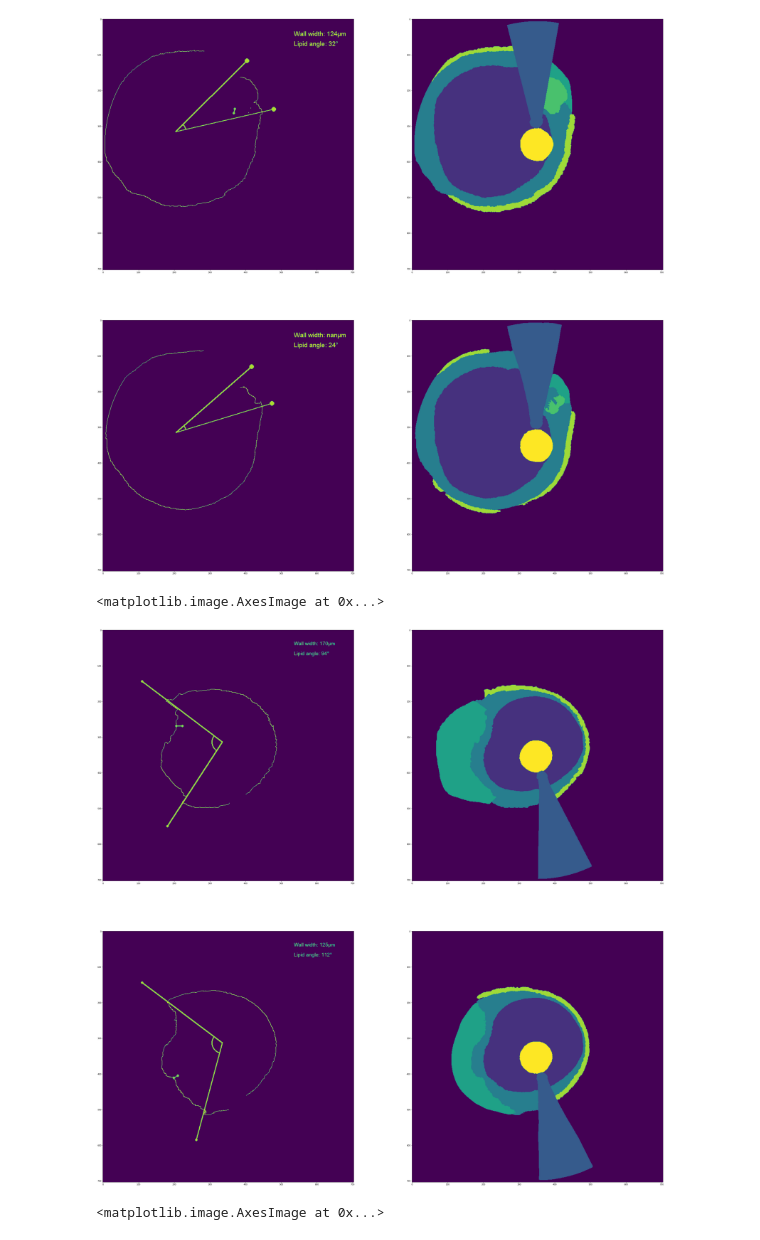
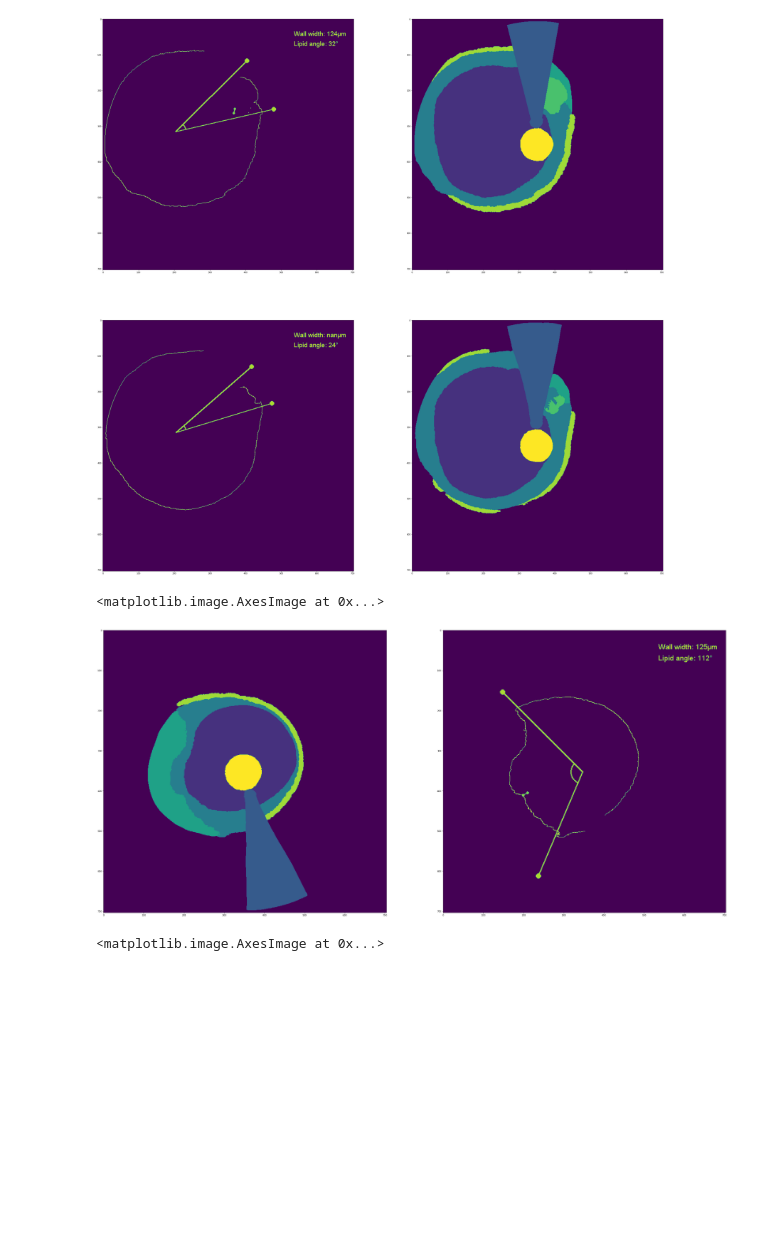
Before and after one commit to Gonzalo2408/CardiacOCT-project, a Jupyter notebook: post-processing/output_handling.ipynb, the cells around one changed output. Cells and saved outputs as stored; diff of their text form; code cells hidden in the pictures; blank space fills up the shorter version.

```diff
--- a/post-processing/output_handling.ipynb
+++ b/post-processing/output_handling.ipynb
@@ -24,7 +59,7 @@ def create_annotations(image_seg, im_insize = 704, bin_size = 2):
     image = sitk.GetArrayFromImage(image_seg)[0]
 
     # Define segmentations
-    vessel_center = image == 1
+    vessel_center = image == 1 | 7
     vessel_guide = image == 2
     vessel_lipid = image == 4
     vessel_wall = image == 3
@@ -55,7 +90,9 @@ def create_annotations(image_seg, im_insize = 704, bin_size = 2):
             if hist_count_tube[n] > 0:
                 thickness_bin[n] = -1
 
-        return np.zeros((im_insize, im_insize), np.uint8), thickness_bin, 0, 0
+        lipid_ids = [0,0]
+
+        return np.zeros((im_insize, im_insize), np.uint8), thickness_bin, 0, 0, lipid_ids
 
     else:
 
@@ -90,7 +127,7 @@ def create_annotations(image_seg, im_insize = 704, bin_size = 2):
                     if hist_count_tube[n] > 0:
                         thickness_bin[n] = -1
 
-            return np.zeros((im_insize, im_insize), np.uint8), thickness_bin, 0, 0
+            return np.zeros((im_insize, im_insize), np.uint8), thickness_bin, 0, 0, lipid_ids
 
         # Merge labels and generate new image (new labels: lipid + wall, calcium, catheter, rest)
         new_image = np.copy(image).astype('int16')
@@ -232,9 +269,6 @@ def create_annotations(image_seg, im_insize = 704, bin_size = 2):
         id1_min = np.zeros(id1_lipid.shape[0])
         id1_argmin = np.zeros(id1_lipid.shape[0]).astype('int16')
 
-        print(id1_lipid.size)
-        print(id2_lipid.size)
-
         if id1_lipid.size==0 or id2_lipid.size==0:
             thickness = np.nan
 
@@ -262,7 +296,6 @@ def create_annotations(image_seg, im_insize = 704, bin_size = 2):
 
             id1_min = np.sqrt(id1_min)*1000/conv_fact
             thickness = id1_min[id1m]/100
-            print(thickness)
 
             thin_x = id1_lipid[id1m,1]
             thin_y = id1_lipid[id1m,0]
@@ -318,5 +351,5 @@ def create_annotations(image_seg, im_insize = 704, bin_size = 2):
         output_image = np.array(pil_image)
 
 
-    return output_image, thickness_bin, cap_thickness, lipid_arc
+    return output_image, thickness_bin, cap_thickness, lipid_arc, lipid_ids
 # %%
@@ -347,24 +381,26 @@ axes[3].imshow(img_pixel_data)
 <matplotlib.image.AxesImage at 0x...>
 [figure]
 # %%
-img = sitk.ReadImage(r'Z:\grodriguez\CardiacOCT\predicted_results_model3_2d\NLDISALA0097_1_frame320_052.nii.gz')
+pred = sitk.ReadImage(r'Z:\grodriguez\CardiacOCT\predicted_results_model3_2d\NLDISALA0097_1_frame320_052.nii.gz')
+pred_pixel_data = sitk.GetArrayFromImage(pred)[0]
 
 orig = sitk.ReadImage(r'Z:\grodriguez\CardiacOCT\data-2d\nnUNet_raw_data\Task503_CardiacOCT\labelsTs\NLDISALA0097_1_frame320_052.nii.gz')
+orig_pixel_data = sitk.GetArrayFromImage(orig)[0]
 
-image, thickness_bin, cap_thickness, lipid_arc = create_annotations(orig)
-image2, thickness_bin2, cap_thickness2, lipid_arc2 = create_annotations(img)
+image, thickness_bin, cap_thickness, lipid_arc, _ = create_annotations(pred)
+image2, thickness_bin2, cap_thickness2, lipid_arc2, _ = create_annotations(orig)
 # %%
-fig, axes = plt.subplots(2,2, figsize=(50,50))
+fig, axes = plt.subplots(1,2, figsize=(50,50))
 
 axes = axes.flatten()
 
-axes[0].imshow(image)
-axes[1].imshow(orig_pixel_data)
-axes[2].imshow(image2)
-axes[3].imshow(img_pixel_data)
+axes[0].imshow(pred_pixel_data)
+axes[1].imshow(image)
+#axes[2].imshow(image2)
+#axes[3].imshow(img_pixel_data)
 # %% [output]
 <matplotlib.image.AxesImage at 0x...>
-[figure, old version]
+[figure, new version]
 # %%
 orig_dcm = sitk.ReadImage(r'Z:\grodriguez\CardiacOCT\data-original\scans-DICOM\NLD-ISALA-0097.dcm')
 orig_dcm_data = sitk.GetArrayFromImage(orig_dcm)
```
Also changed, not shown: parts of 3 cells of this notebook, 10 other files.
